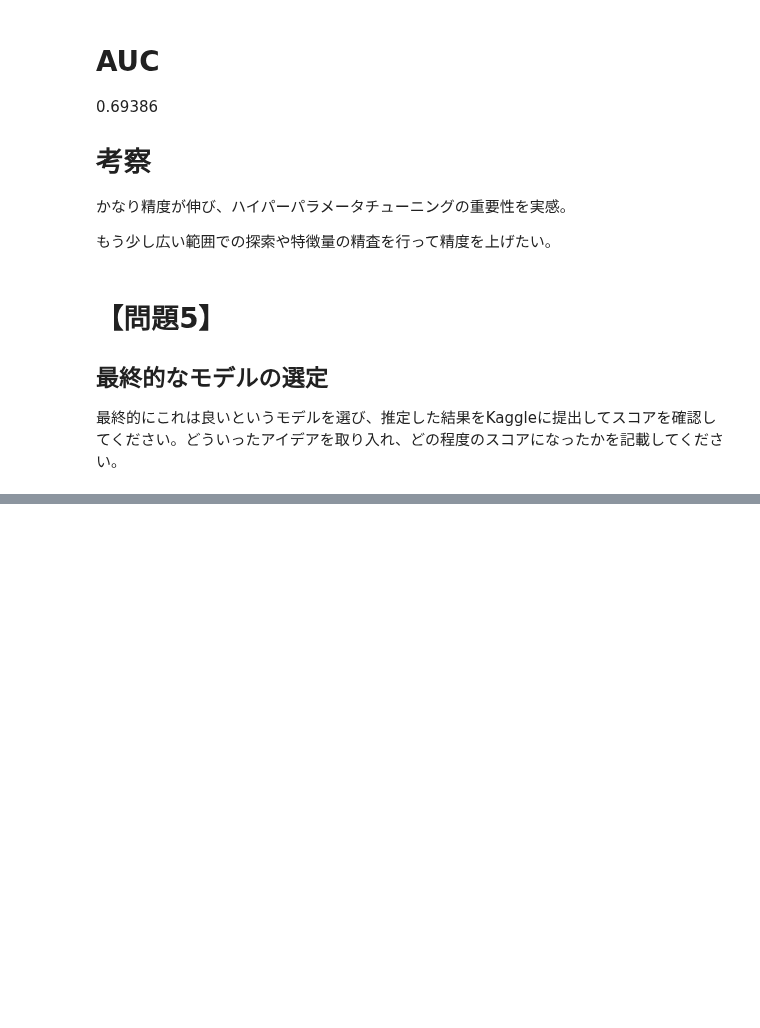
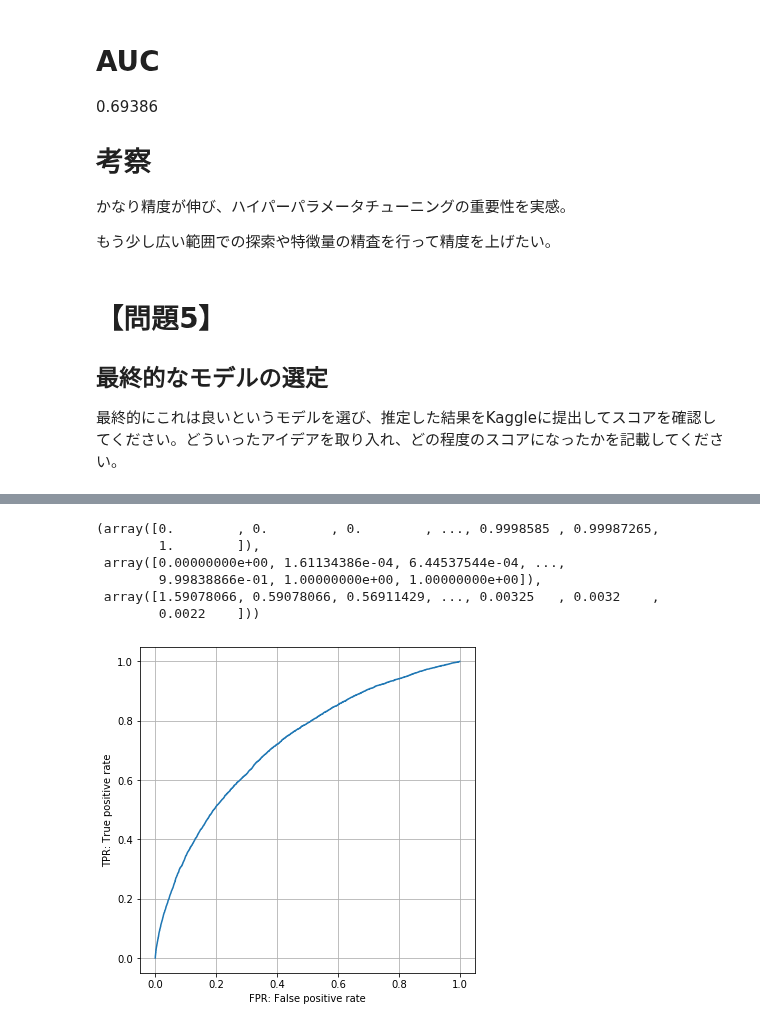
Before and after one commit to taiki-nakaso/diveintocode-ml, a Jupyter notebook: src/sprint/sprint1/session1.ipynb, the cells around one changed output, grey strips where cells are left out. Drawn from its saved outputs; the diff is of its cells as text; code cells hidden in the pictures; blank space fills up the shorter version.

```diff
--- a/src/sprint/sprint1/session1.ipynb
+++ b/src/sprint/sprint1/session1.ipynb
@@ -465,0 +533,7 @@ True
+# %%
+# 少数のXNAを除いてダミー変換
+def genders(df):
+    arr_tmp = df['CODE_GENDER'].values
+    male = np.where(arr_tmp == 'M', 1, 0).reshape(-1, 1)
+    female = np.where(arr_tmp == 'F', 1, 0).reshape(-1, 1)
+    return np.concatenate((male, female), axis=1)
@@ -465,0 +589,10 @@ True
+# %%
+# グリッドサーチを行う
+rforest5 = RandomForestClassifier()
+params = {
+    'n_estimators': [500, 1000],
+    'max_features': [1, 'auto', None],
+    'min_samples_split': [5, 10]
+}
+gscv = GridSearchCV(rforest5, param_grid=params, cv=5, verbose=1, n_jobs=-1)
+gscv.fit(X5_train_new, y5_train)
@@ -465,0 +628,8 @@ True
+# %%
+# 最適パラメータでバリデーションを行う
+X5_valid_new = np.concatenate((scale_and_fill(X5_valid, scaler), gnum_valid), axis=1)
+best = gscv.best_estimator_
+y5_valid_pred = best.predict_proba(X5_valid_new)[:, 1]
+
+print(f'AUC: {roc_auc_score(y5_valid, y5_valid_pred)}')
+print(best)
@@ -465,0 +646,20 @@ True
+# %%
+# プロット
+roc = roc_curve(y5_valid, y5_valid_pred)
+display(roc)
+
+%matplotlib inline
+plt.rcParams["figure.figsize"] = (6, 6)
+plt.plot(roc[0], roc[1])
+plt.xlabel('FPR: False positive rate')
+plt.ylabel('TPR: True positive rate')
+plt.grid()
+plt.show()
+# %% [output]
+(array([0.        , 0.        , 0.        , ..., 0.9998585 , 0.99987265,
+        1.        ]),
+ array([0.00000000e+00, 1.61134386e-04, 6.44537544e-04, ...,
+        9.99838866e-01, 1.00000000e+00, 1.00000000e+00]),
+ array([1.59078066, 0.59078066, 0.56911429, ..., 0.00325   , 0.0032    ,
+        0.0022    ]))
+[figure, added]
```
Also changed, not shown: parts of 13 cells of this notebook, 1 other file.
